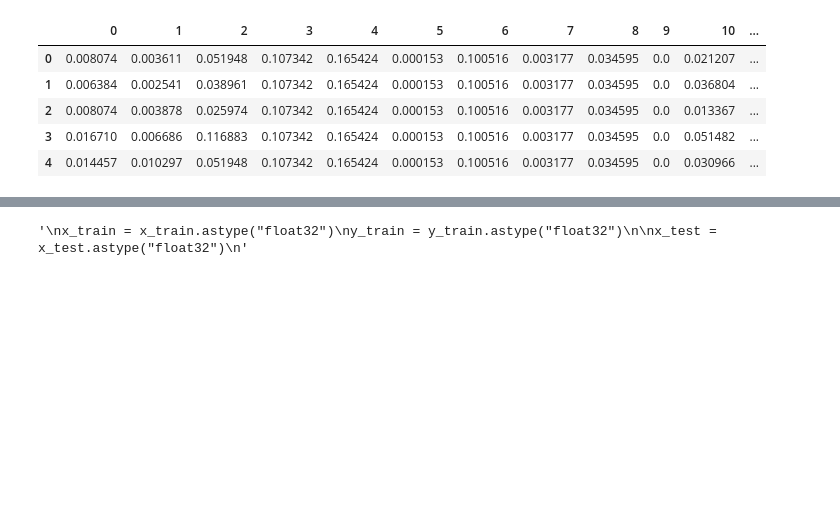
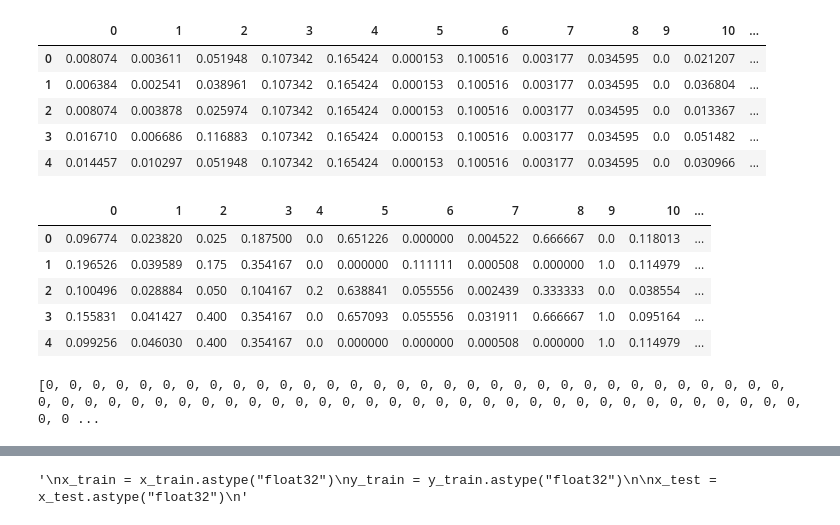
Before and after one commit to Majid-Sohrabi/MLDM_Competition_Sberbank, a Jupyter notebook: Sberbank_Russian_Housing_Market.ipynb, the cells around one changed output, grey strips where cells are left out. Cells and saved outputs as stored; diff of their text form; code cells hidden in the pictures; blank space fills up the shorter version.

```diff
--- a/Sberbank_Russian_Housing_Market.ipynb
+++ b/Sberbank_Russian_Housing_Market.ipynb
@@ -417,11 +417,11 @@ for col in x_train.columns:
 
   # Replacing nan with the mean of the column
   # for train and test (for test also use avg of train)
-  temp = pd.DataFrame(x_train[col])
+  temp =   x_train[col]
   avg = temp[~temp.isna()].mean()
-  x_train.fillna(avg, inplace=True)
-  temp = pd.DataFrame(x_test[col])
-  x_test[col].fillna(avg, inplace=True)
+  x_train[col][temp.isna()] = avg
+  temp =   x_test[col]
+  x_test[col][temp.isna()] = avg
 
   # Replacing inf, -inf with maximum and minimum of the collumn
   # for train and test (for test also use max of train)
@@ -453,3 +468,21 @@ x_train.head()
 | 2 | 0.008074 | 0.003878 | 0.025974 | 0.107342 | 0.165424 | 0.000153 | 0.100516 | 0.003177 | 0.034595 | 0.0 | 0.013367 | ... |
 | 3 | 0.016710 | 0.006686 | 0.116883 | 0.107342 | 0.165424 | 0.000153 | 0.100516 | 0.003177 | 0.034595 | 0.0 | 0.051482 | ... |
 | 4 | 0.014457 | 0.010297 | 0.051948 | 0.107342 | 0.165424 | 0.000153 | 0.100516 | 0.003177 | 0.034595 | 0.0 | 0.030966 | ... |
+# %%
+x_test.head()
+# %% [output]
+|  | 0 | 1 | 2 | 3 | 4 | 5 | 6 | 7 | 8 | 9 | 10 | ... |
+| 0 | 0.096774 | 0.023820 | 0.025 | 0.187500 | 0.0 | 0.651226 | 0.000000 | 0.004522 | 0.666667 | 0.0 | 0.118013 | ... |
+| 1 | 0.196526 | 0.039589 | 0.175 | 0.354167 | 0.0 | 0.000000 | 0.111111 | 0.000508 | 0.000000 | 1.0 | 0.114979 | ... |
+| 2 | 0.100496 | 0.028884 | 0.050 | 0.104167 | 0.2 | 0.638841 | 0.055556 | 0.002439 | 0.333333 | 0.0 | 0.038554 | ... |
+| 3 | 0.155831 | 0.041427 | 0.400 | 0.354167 | 0.0 | 0.657093 | 0.055556 | 0.031911 | 0.666667 | 1.0 | 0.095164 | ... |
+| 4 | 0.099256 | 0.046030 | 0.400 | 0.354167 | 0.0 | 0.000000 | 0.000000 | 0.000508 | 0.000000 | 1.0 | 0.114979 | ... |
+# %%
+# Check if there is NaN
+check_null = []
+for col in x_train.columns:
+  check_null.append(np.sum(x_train[col].isnull()))
+
+print(check_null)
+# %% [output]
+[0, 0, 0, 0, 0, 0, 0, 0, 0, 0, 0, 0, 0, 0, 0, 0, 0, 0, 0, 0, 0, 0, 0, 0, 0, 0, 0, 0, 0, 0, 0, 0, 0, 0, 0, 0, 0, 0, 0, 0, 0, 0, 0, 0, 0, 0, 0, 0, 0, 0, 0, 0, 0, 0, 0, 0, 0, 0, 0, 0, 0, 0, 0, 0, 0, 0, 0 ...
```
Also changed, not shown: parts of 7 cells of this notebook.
